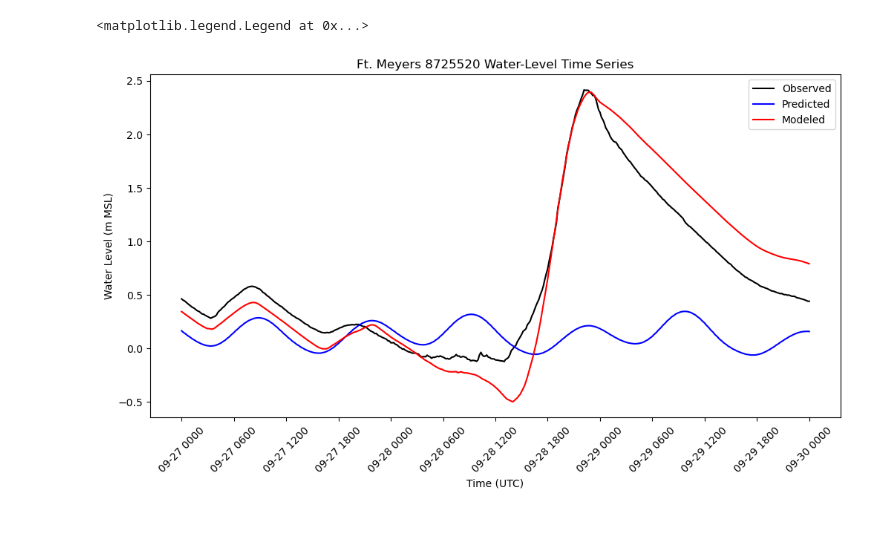
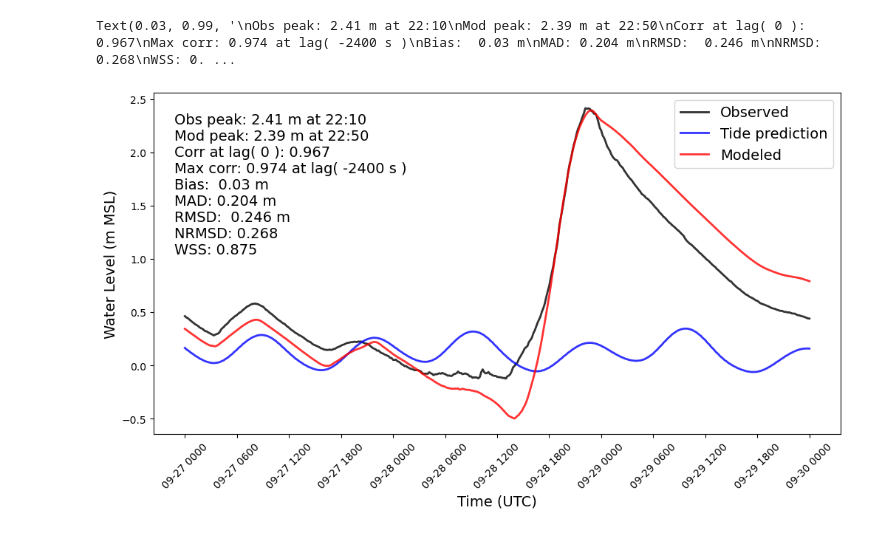
Before and after one commit to csherwood-usgs/NOPP_comparison, a Jupyter notebook: BAMS_FtMeyers_TS.ipynb, the cells around one changed output. Drawn from its saved outputs; the diff is of its cells as text; code cells hidden in the pictures.

Commit message:
working on BAMS plot

```diff
--- a/BAMS_FtMeyers_TS.ipynb
+++ b/BAMS_FtMeyers_TS.ipynb
@@ -12,6 +14,6 @@ import string
 # %%
 # make a list of all of the time-series
-data_dir = "C:/crs/proj/2025_NOPP_comparison/Ian_figure/"
+data_dir = "F:/crs/proj/2025_NOPP_comparison/Ian_figure/"
 flist = glob.glob(data_dir+'*.csv')
 print(len(flist))
 print(flist)
@@ -56,21 +112,22 @@ dtype: object
 # %%
 # Plot all three time series
-plt.figure(figsize=(12, 6))
-plt.plot(df["time"], df["obs"], label="Observed", color="k")
-plt.plot(df["time"], df["pred"], label="Predicted", color="b")
-plt.plot(df["time"], df["mod"], label="Modeled", color="r")
+
+fig, ax = plt.subplots(1,1, figsize=(12, 6))
+plt.plot(df["time"], df["obs"], label="Observed", color="k", alpha=.8, linewidth=2)
+plt.plot(df["time"], df["pred"], label="Tide prediction", alpha=.8, color="b", linewidth=2)
+plt.plot(df["time"], df["mod"], label="Modeled", color="r", alpha=.8, linewidth=2)
 
 # Set time axis to label every 6 hours
 #plt.gca().xaxis.set_major_locator(mdates.HourLocator(interval=6))
 plt.gca().xaxis.set_major_locator(mdates.HourLocator(byhour=[0, 6, 12, 18]))
 plt.gca().xaxis.set_major_formatter(mdates.DateFormatter("%m-%d %H%M"))
 
 # Improve readability
 plt.xticks(rotation=45)
-plt.xlabel("Time (UTC)")
-plt.ylabel("Water Level (m MSL)")
-plt.title("Ft. Meyers 8725520 Water-Level Time Series")
-plt.legend()
+plt.xlabel("Time (UTC)", fontsize=14)
+plt.ylabel("Water Level (m MSL)", fontsize=14)
+plt.legend( fontsize=14)
+plt.text(.03,.99, tsb, ha='left', va='top', transform=ax.transAxes, fontsize=14)
 # %% [output]
-<matplotlib.legend.Legend at 0x...>
+Text(0.03, 0.99, '\nObs peak: 2.41 m at 22:10\nMod peak: 2.39 m at 22:50\nCorr at lag( 0 ): 0.967\nMax corr: 0.974 at lag( -2400 s )\nBias:  0.03 m\nMAD: 0.204 m\nRMSD:  0.246 m\nNRMSD: 0.268\nWSS: 0. ...
-[figure, old version]
+[figure, new version]
```
Also changed, not shown: parts of 3 cells of this notebook, 2 other files.
